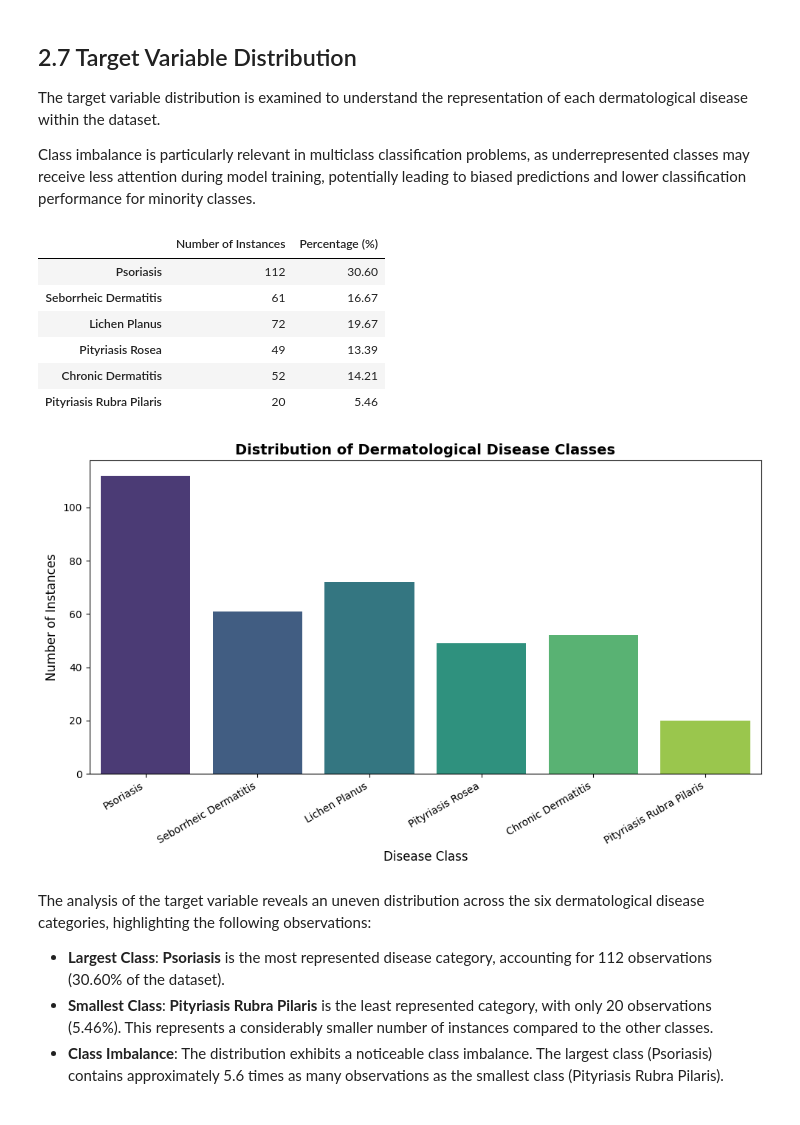
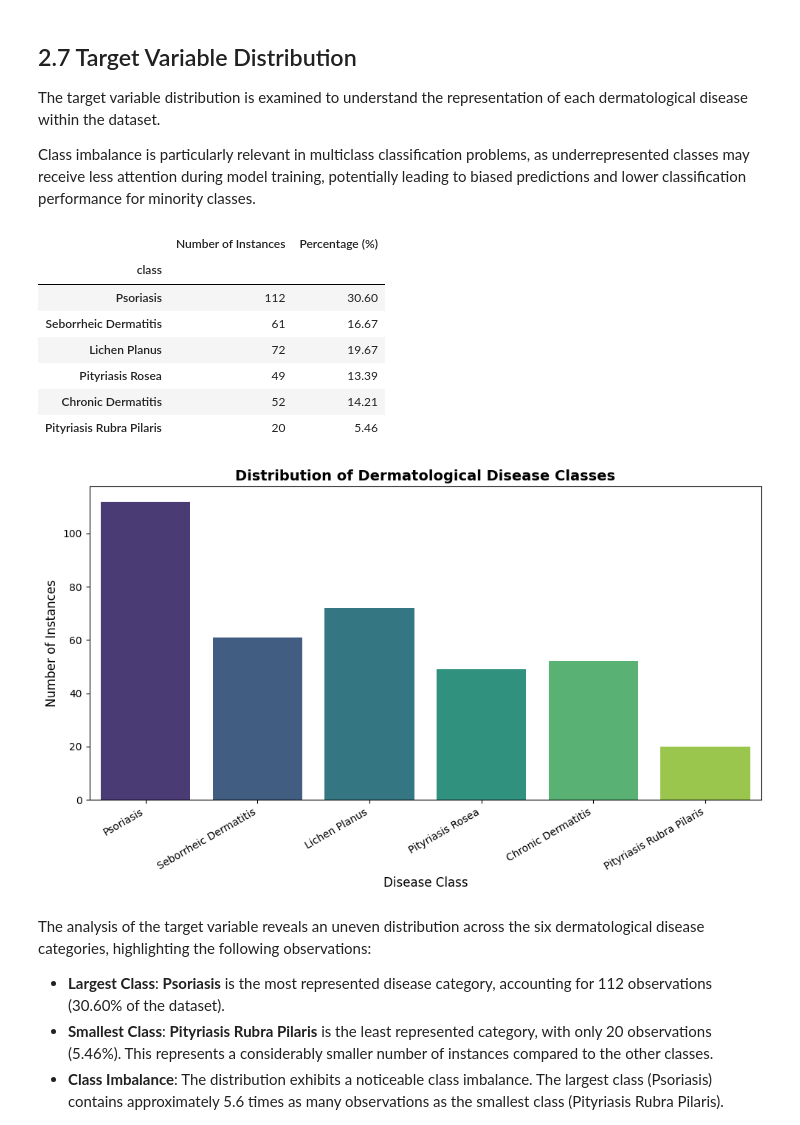
Before and after one commit to lolloantonioli/dermatology-disease-classification, a Jupyter notebook: dermatology_disease_classification.ipynb, the cells around one changed output. Cells and saved outputs as stored; diff of their text form; code cells hidden in the pictures.

```diff
--- a/dermatology_disease_classification.ipynb
+++ b/dermatology_disease_classification.ipynb
@@ -360,26 +358,15 @@ plt.show()
 # %% [output]
 [figure]
 # %%
-# Map numerical classes to disease names
-class_map = {
-    1: 'Psoriasis',
-    2: 'Seborrheic Dermatitis',
-    3: 'Lichen Planus',
-    4: 'Pityriasis Rosea',
-    5: 'Chronic Dermatitis',
-    6: 'Pityriasis Rubra Pilaris'
-}
-
 df_plot = df_analysis.copy()
 df_plot['disease_type'] = df_plot['class'].map(class_map)
 
-# Create a contingency table / cross-tabulation
+# Create a table of family history per disease type
 cross_tab = pd.crosstab(df_plot['disease_type'], df_plot['family_history'])
 
 # Normalize to show percentage
 cross_tab_pct = cross_tab.div(cross_tab.sum(1), axis=0) * 100
 
-# Plotting
 fig, axes = plt.subplots(1, 2, figsize=(15, 6))
 
 # Plot 1: Absolute Counts
@@ -598,46 +579,33 @@ The target variable distribution is examined to understand the representation of
 
 Class imbalance is particularly relevant in multiclass classification problems, as underrepresented classes may receive less attention during model training, potentially leading to biased predictions and lower classification performance for minority classes.
 # %%
-# Define the disease name labels for the classes 1 to 6
-class_names = [
-    'Psoriasis',
-    'Seborrheic Dermatitis',
-    'Lichen Planus',
-    'Pityriasis Rosea',
-    'Chronic Dermatitis',
-    'Pityriasis Rubra Pilaris'
-]
-
-# Class distribution
 class_counts = df_analysis['class'].value_counts().sort_index()
 
 class_distribution = pd.DataFrame({
     'Number of Instances': class_counts,
     'Percentage (%)': class_counts / len(df_analysis) * 100
 })
 
-# Assign class names as the index of the DataFrame for better readability
-class_distribution.index = class_names
-
+class_distribution.index = class_distribution.index.map(class_map)
 display(class_distribution.round(2))
 
-# Visualization
 plt.figure(figsize=(10, 6))
 
 sns.barplot(
     x=class_distribution.index,
     y=class_distribution['Number of Instances'],
     palette='viridis'
 )
 
 plt.title('Distribution of Dermatological Disease Classes', fontsize=14, fontweight='bold')
 plt.xlabel('Disease Class', fontsize=12)
 plt.ylabel('Number of Instances', fontsize=12)
 plt.xticks(rotation=30, ha='right')
 plt.tight_layout()
 plt.show()
 # %% [output]
 |  | Number of Instances | Percentage (%) |
+| class |  |  |
 | Psoriasis | 112 | 30.60 |
 | Seborrheic Dermatitis | 61 | 16.67 |
 | Lichen Planus | 72 | 19.67 |
```
Also changed, not shown: parts of 31 cells of this notebook.
